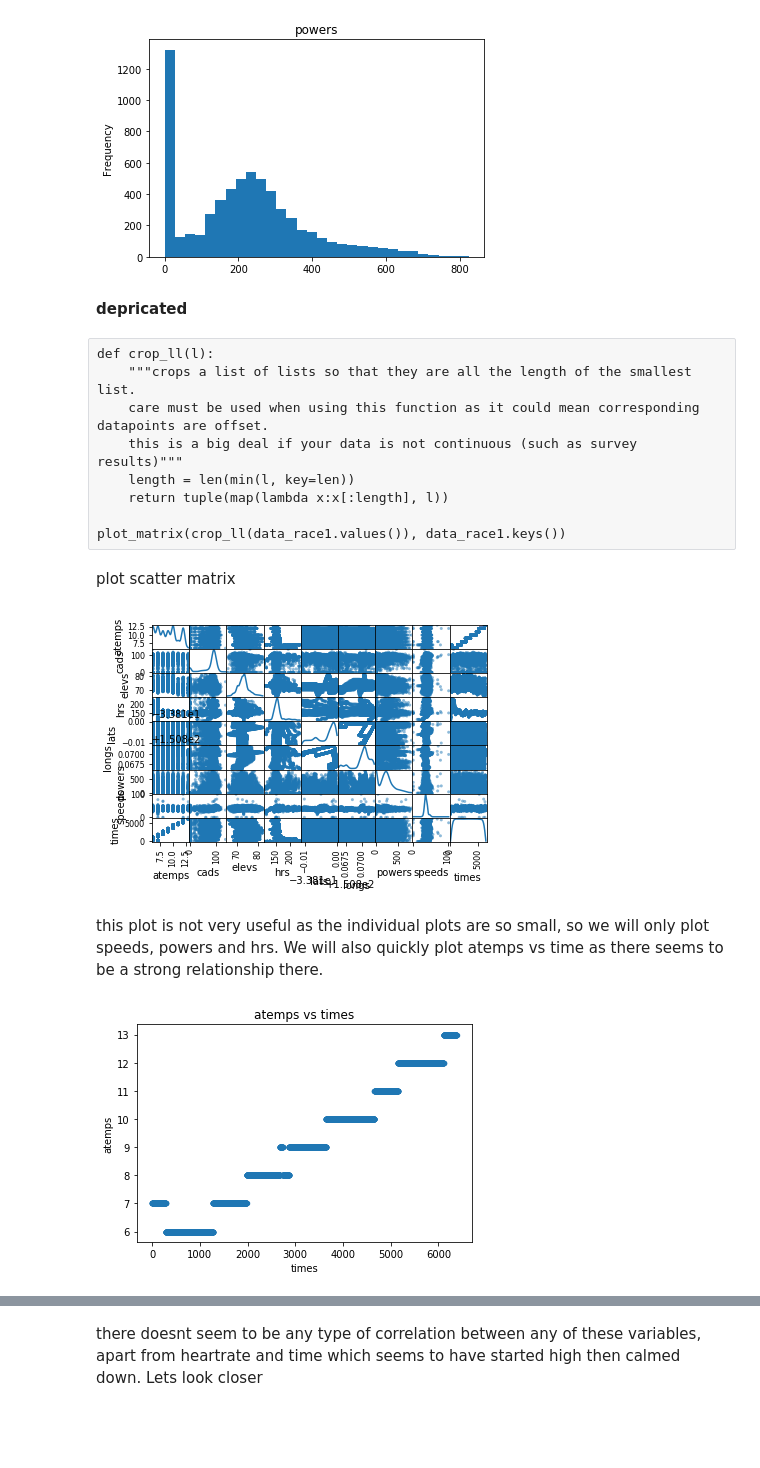
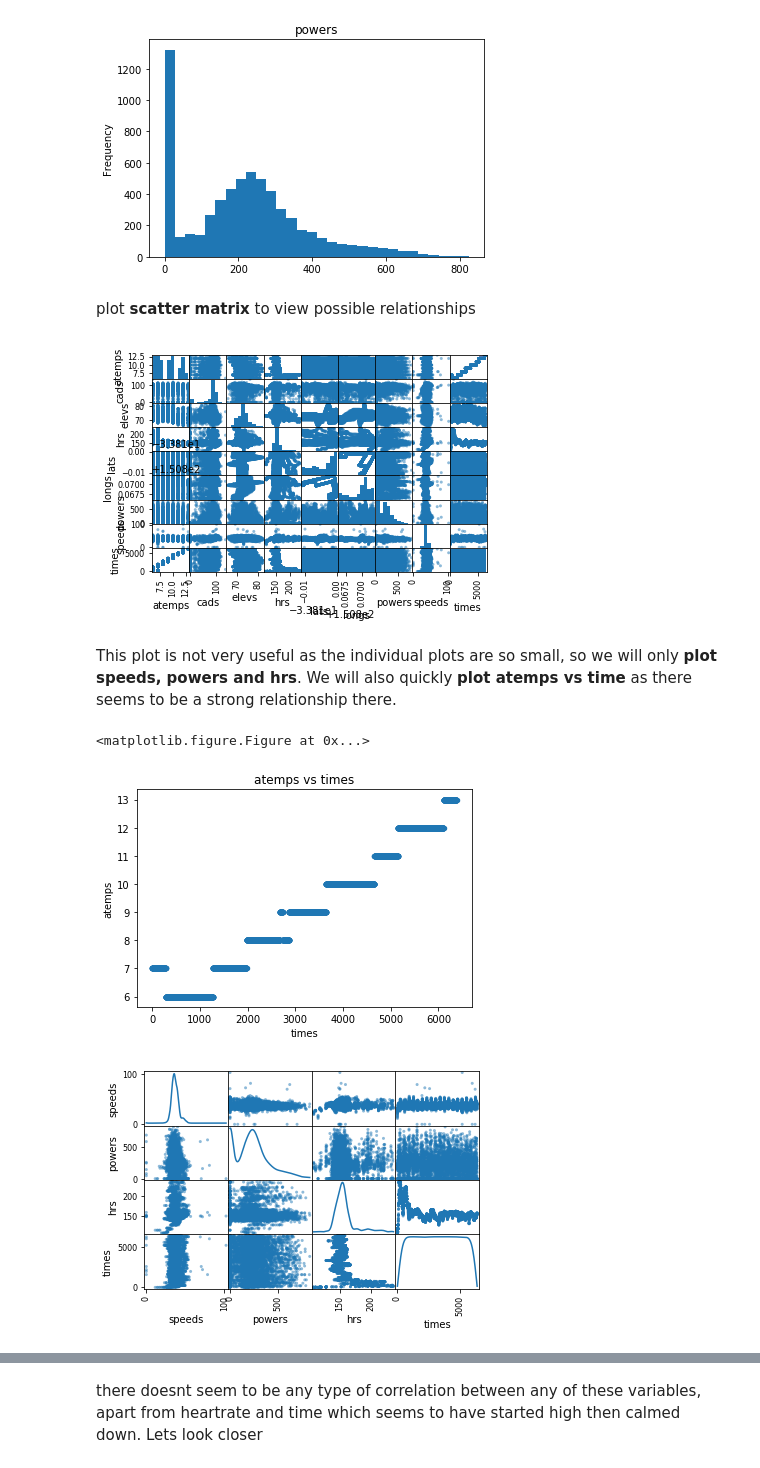
Before and after one commit to hixan/Comp257-project1, a Jupyter notebook: analysis.ipynb, the cells around one changed output, grey strips where cells are left out. Saved outputs shown, nothing was run; the diff lists cells and outputs as text; code cells hidden in the pictures; blank space fills up the shorter version.

```diff
--- a/analysis.ipynb
+++ b/analysis.ipynb
@@ -114,28 +129,22 @@ for col in race1[['speeds','hrs','powers']]:
 [figure]
 [figure]
 [figure]
-# %% [markdown]
-**depricated**
-# %% [raw]
-def crop_ll(l):
-    """crops a list of lists so that they are all the length of the smallest list.
-    care must be used when using this function as it could mean corresponding datapoints are offset.
-    this is a big deal if your data is not continuous (such as survey results)"""
-    length = len(min(l, key=len))
-    return tuple(map(lambda x:x[:length], l))
-
-plot_matrix(crop_ll(data_race1.values()), data_race1.keys())
 # %% [markdown]
-plot scatter matrix
+plot **scatter matrix** to view possible relationships
 # %%
-pd.plotting.scatter_matrix(race1, diagonal='kde')
+pd.plotting.scatter_matrix(race1)
 plt.show()
 # %% [output]
-[figure, old version]
+[figure, new version]
 # %% [markdown]
-this plot is not very useful as the individual plots are so small, so we will only plot speeds, powers and hrs. We will also quickly plot atemps vs time as there seems to be a strong relationship there.
+This plot is not very useful as the individual plots are so small, so we will only **plot speeds, powers and hrs**. We will also quickly **plot atemps vs time** as there seems to be a strong relationship there.
 # %%
+plt.figure(1)
 race1.plot.scatter('times','atemps', title='atemps vs times')
+plt.figure(2)
+pd.plotting.scatter_matrix(race1[['speeds','powers','hrs','times']], diagonal='kde')
 plt.show()
 # %% [output]
+<matplotlib.figure.Figure at 0x...>
 [figure]
+[figure, added]
```
Also changed, not shown: parts of 40 cells of this notebook.
